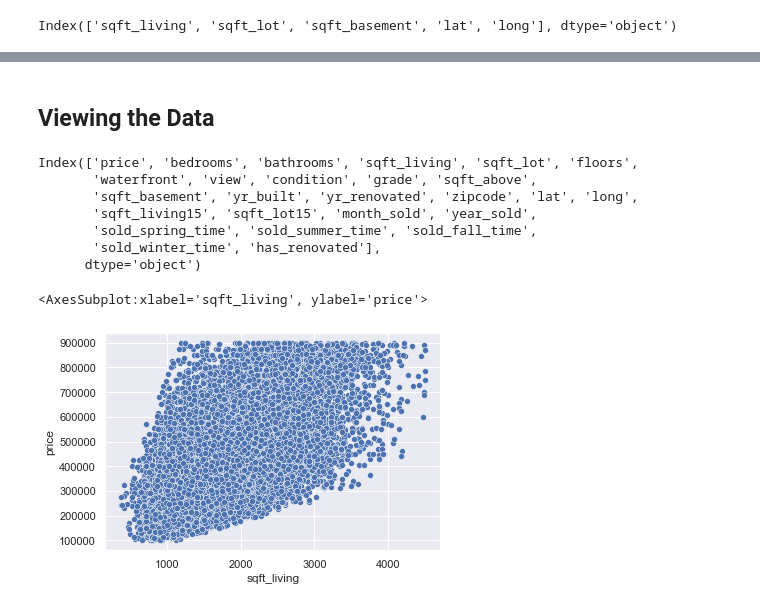
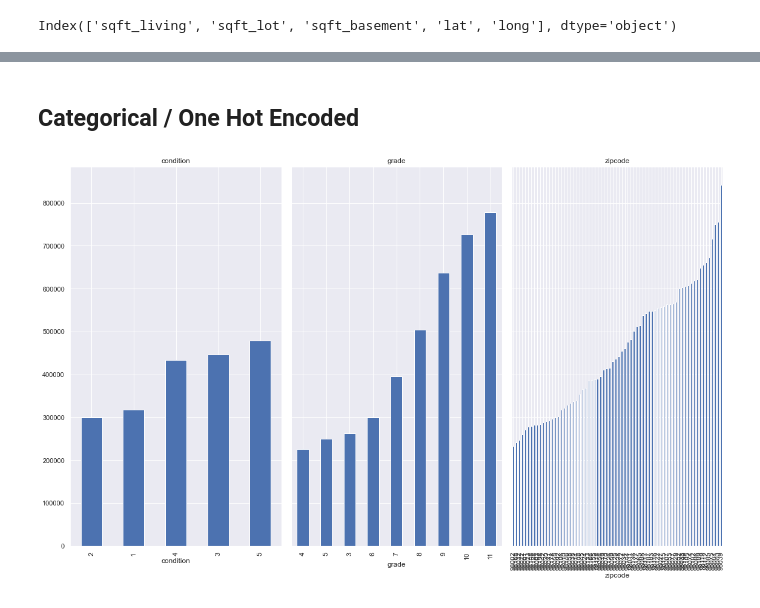
Before and after one commit to Deric-Williamson/house-sales-regression-model, a Jupyter notebook: Data_Cleaning.ipynb, the cells around one changed output, grey strips where cells are left out. Drawn from its saved outputs; the diff is of its cells as text; code cells hidden in the pictures.

```diff
--- a/Data_Cleaning.ipynb
+++ b/Data_Cleaning.ipynb
@@ -445,24 +448,19 @@ Index(['sqft_living', 'sqft_lot', 'sqft_basement', 'lat', 'long'], dtype='object
-# %% [markdown]
-## Viewing the Data
-# %%
-df.columns
-# %% [output]
-Index(['price', 'bedrooms', 'bathrooms', 'sqft_living', 'sqft_lot', 'floors',
-       'waterfront', 'view', 'condition', 'grade', 'sqft_above',
-       'sqft_basement', 'yr_built', 'yr_renovated', 'zipcode', 'lat', 'long',
-       'sqft_living15', 'sqft_lot15', 'month_sold', 'year_sold',
-       'sold_spring_time', 'sold_summer_time', 'sold_fall_time',
-       'sold_winter_time', 'has_renovated'],
-      dtype='object')
-# %%
-#import libraries for graphing
-import seaborn as sns
-import matplotlib.pyplot as plt
-%matplotlib inline
-
-sns.set_theme(style='darkgrid')
-# %%
-sns.scatterplot(data=df, x="sqft_living", y="price")
-# %% [output]
-<AxesSubplot:xlabel='sqft_living', ylabel='price'>
-[figure, removed]
+# %% [markdown]
+## Categorical / One Hot Encoded
+# %%
+#looking at graphs to see columns shaped like a categorical data
+fig, axes = plt.subplots(nrows=1, ncols=3, figsize=(16,10), sharey=True)
+
+feats = ['condition', 'grade', 'zipcode']
+
+for col, ax in zip(feats, axes.flatten()):
+    (df.groupby(col)
+         .mean()['price']
+         .sort_values()
+         .plot
+         .bar(ax=ax))
+
+    ax.set_title(col)
+fig.tight_layout()
+# %% [output]
+[figure, added]
```
Also changed, not shown: parts of 55 cells of this notebook.
